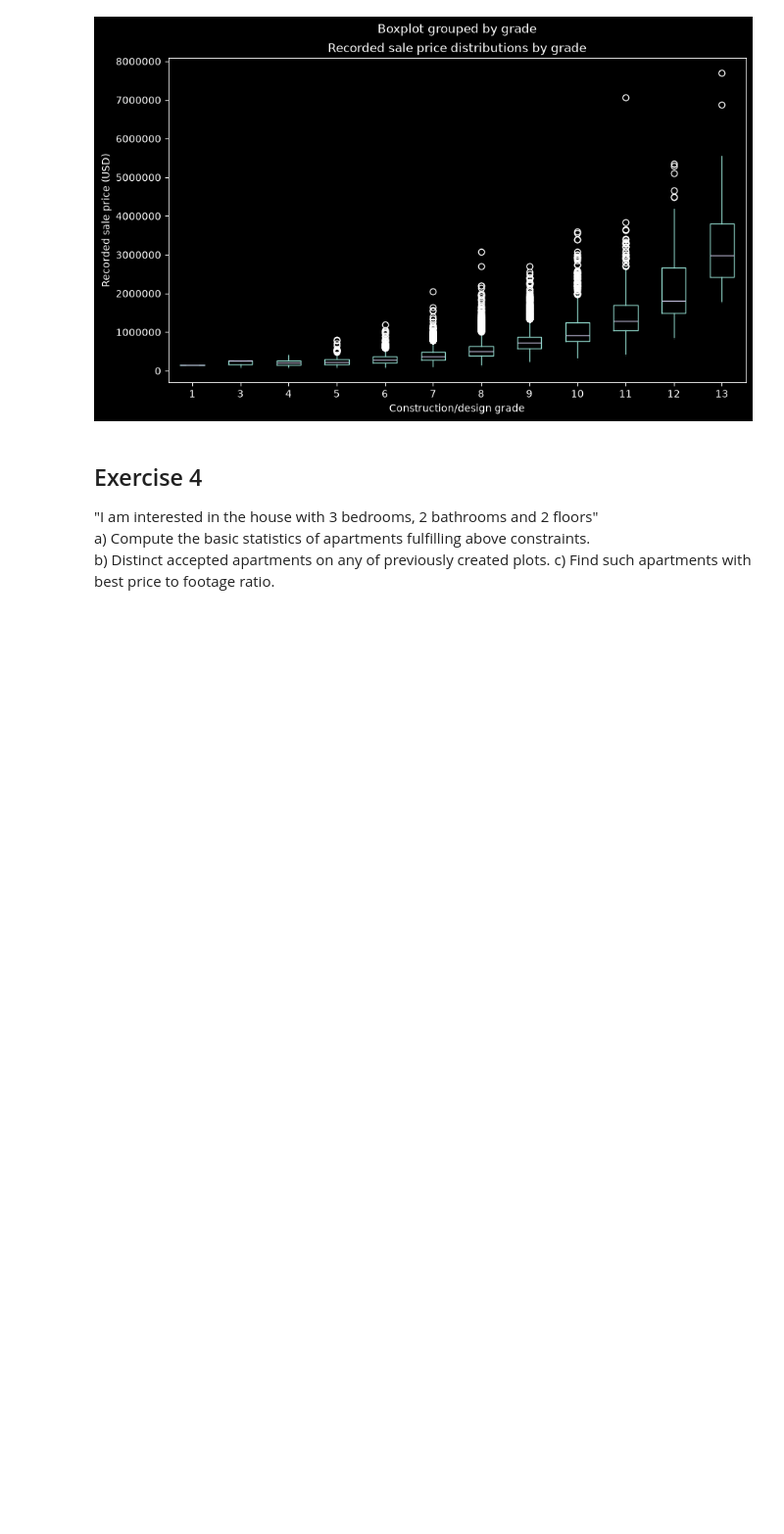
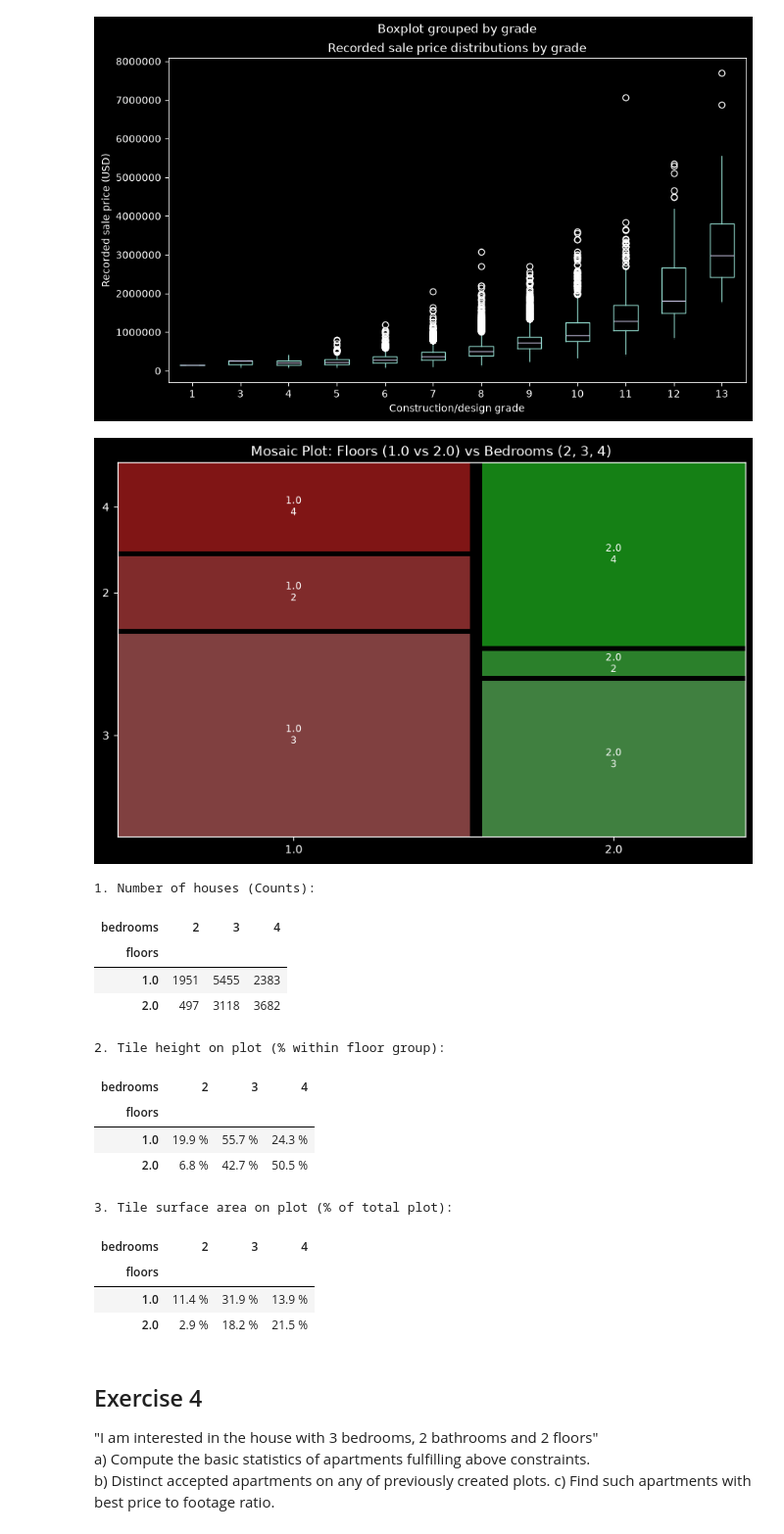
Before and after one commit to Maxiur/DataScience, a Jupyter notebook: Task1/Assignment_DataExploration_without_code.ipynb, the cells around one changed output. Shown at 98% size. Drawn from its saved outputs; the diff is of its cells as text; code cells hidden in the pictures; blank space fills up the shorter version.

Commit message:
feat: done, add conclusions in comments

```diff
--- a/Task1/Assignment_DataExploration_without_code.ipynb
+++ b/Task1/Assignment_DataExploration_without_code.ipynb
@@ -182,3 +208,70 @@ from statsmodels.graphics.mosaicplot import mosaic
+# %%
+#b)
+from statsmodels.graphics.mosaicplot import mosaic
+subset = df[df['floors'].isin([1.0, 2.0]) & df['bedrooms'].isin([2, 3, 4])]
+fig, _ = mosaic(subset, ['floors', 'bedrooms'],
+                title="Mosaic Plot: Floors (1.0 vs 2.0) vs Bedrooms (2, 3, 4)",
+                gap=0.02)
+fig.set_size_inches(10, 6)
+plt.show()
+
+### Deep analysis
+# Mosaic plot can gives us some insights about the distribution of the data.
+# which are very representative and intuitive on plot
+
+# 1. Filter subset: 1- and 2-story houses with 2, 3, or 4 bedrooms
+subset = df[df['floors'].isin([1.0, 2.0]) & df['bedrooms'].isin([2, 3, 4])].copy()
+
+# 2. Number of houses in each combination (raw counts)
+counts = pd.crosstab(subset['floors'], subset['bedrooms'])
+
+# 3. Tile height on mosaic plot (% of bedrooms within each floor group) -> normalize='index'
+height_pct = (pd.crosstab(subset['floors'], subset['bedrooms'], normalize='index') * 100).round(1)
+
+# 4. Tile surface area (% share of the entire mosaic plot) -> normalize='all'
+area_pct = (pd.crosstab(subset['floors'], subset['bedrooms'], normalize='all') * 100).round(1)
+
+# Summary tables
+print("1. Number of houses (Counts):")
+display(counts)
+
+print("\n2. Tile height on plot (% within floor group):")
+display(height_pct.astype(str) + " %")
+
+print("\n3. Tile surface area on plot (% of total plot):")
+display(area_pct.astype(str) + " %")
+
+# Column 1.0 floors (9,789 houses = 57.3% width of plot):
+# - 1 floor, 2 bedrooms: 1,951 houses (19.9% of column height, 11.4% of total area)
+# - 1 floor, 3 bedrooms: 5,455 houses (55.7% of column height, 31.9% of total area) -> Largest Tile on Plot
+# - 1 floor, 4 bedrooms: 2,383 houses (24.3% of column height, 13.9% of total area)
+#
+# Column 2.0 floors (7,297 houses = 42.7% width of plot):
+# - 2 floors, 2 bedrooms: 497 houses  (6.8% of column height,   2.9% of total area) -> Smallest Tile
+# - 2 floors, 3 bedrooms: 3,118 houses (42.7% of column height, 18.2% of total area)
+# - 2 floors, 4 bedrooms: 3,682 houses (50.5% of column height, 21.5% of total area)
+#
+# Conclusions:
+# In single-story homes, 3 bedrooms dominate with 55.7%.
+# In two-story homes, the distribution shifts upward: 4 bedrooms become dominant with 50.5%,
+# while 2-bedroom homes become extremely rare (dropping from 19.9% to 6.8%) which is interesting
+# %% [output]
+[figure, added]
+1. Number of houses (Counts):
+| bedrooms | 2 | 3 | 4 |
+| floors |  |  |  |
+| 1.0 | 1951 | 5455 | 2383 |
+| 2.0 | 497 | 3118 | 3682 |
+2. Tile height on plot (% within floor group):
+| bedrooms | 2 | 3 | 4 |
+| floors |  |  |  |
+| 1.0 | 19.9 % | 55.7 % | 24.3 % |
+| 2.0 | 6.8 % | 42.7 % | 50.5 % |
+3. Tile surface area on plot (% of total plot):
+| bedrooms | 2 | 3 | 4 |
+| floors |  |  |  |
+| 1.0 | 11.4 % | 31.9 % | 13.9 % |
+| 2.0 | 2.9 % | 18.2 % | 21.5 % |
 # %% [markdown]
 ## Exercise 4
 "I am interested in the house with 3 bedrooms, 2 bathrooms and 2 floors"
```
Also changed, not shown: parts of 12 cells of this notebook.
